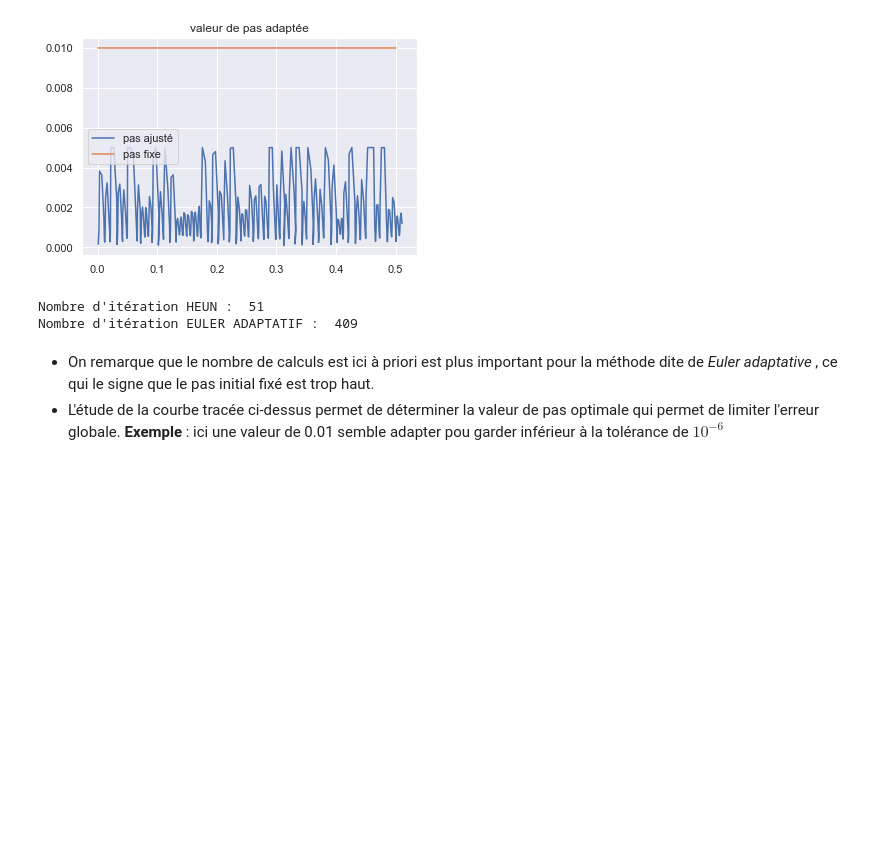
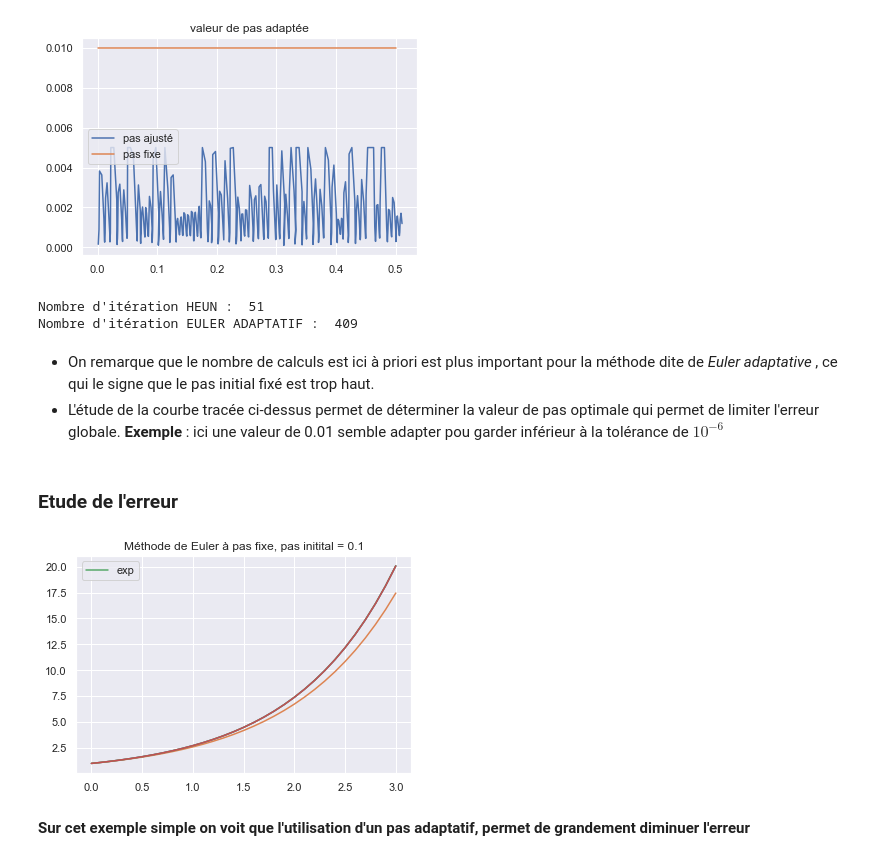
Before and after one commit to paplessix/ProjetMaths2, a Jupyter notebook: ProjMaths2.ipynb, the cells around one changed output. Cells and saved outputs as stored; diff of their text form; code cells hidden in the pictures; blank space fills up the shorter version.

```diff
--- a/ProjMaths2.ipynb
+++ b/ProjMaths2.ipynb
@@ -19,6 +19,10 @@ omega = 1
 def harm(xy):
     x, y = xy
     return np.array([y, -omega*x],dtype = float64)
+def ix(x):
+    return x
+def exp(x):
+    return np.exp(x)
 # %% [markdown]
 ## Euler Explicite
 # %%
@@ -248,3 +254,24 @@ Nombre d'itération EULER ADAPTATIF :  409
 # %% [markdown]
 - On remarque que le nombre de calculs est ici à priori est plus important pour la méthode dite de _Euler adaptative_ , ce qui le signe que le pas initial fixé est trop haut.
 - L'étude de la courbe tracée ci-dessus permet de déterminer la valeur de pas optimale qui permet de limiter l'erreur globale. **Exemple** : ici une valeur de 0.01 semble adapter pou garder inférieur à la tolérance de $10^{-6}$
+# %% [markdown]
+### Etude de l'erreur
+# %%
+pas = 0.1
+t0, tf, x0 = 0.0, 3, array([1])
+t, x,TLDT, LDT, LDT2DT = solve_ivp_euler_explicit_variable_step(ix, t0, x0, tf, dtmin = 1e-20, atol = 1e-6, dtmax = pas)
+u, v = solve_euler_explicit(ix, x0, pas,tf )
+figure()
+plot(t, x[0])
+
+plt.title(f'Méthode de Euler utilisant le pas adaptatif, pas initital = {pas}')
+plot(u,v[0])
+plot(u,exp(u),label = "exp")
+plot(u,x[0])
+plt.legend()
+plt.title(f'Méthode de Euler à pas fixe, pas initital = {pas}')
+plt.show()
+# %% [output]
+[figure, added]
+# %% [markdown]
+**Sur cet exemple simple on voit que l'utilisation d'un pas adaptatif, permet de grandement diminuer l'erreur**
```
Also changed, not shown: parts of 1 cell of this notebook.
